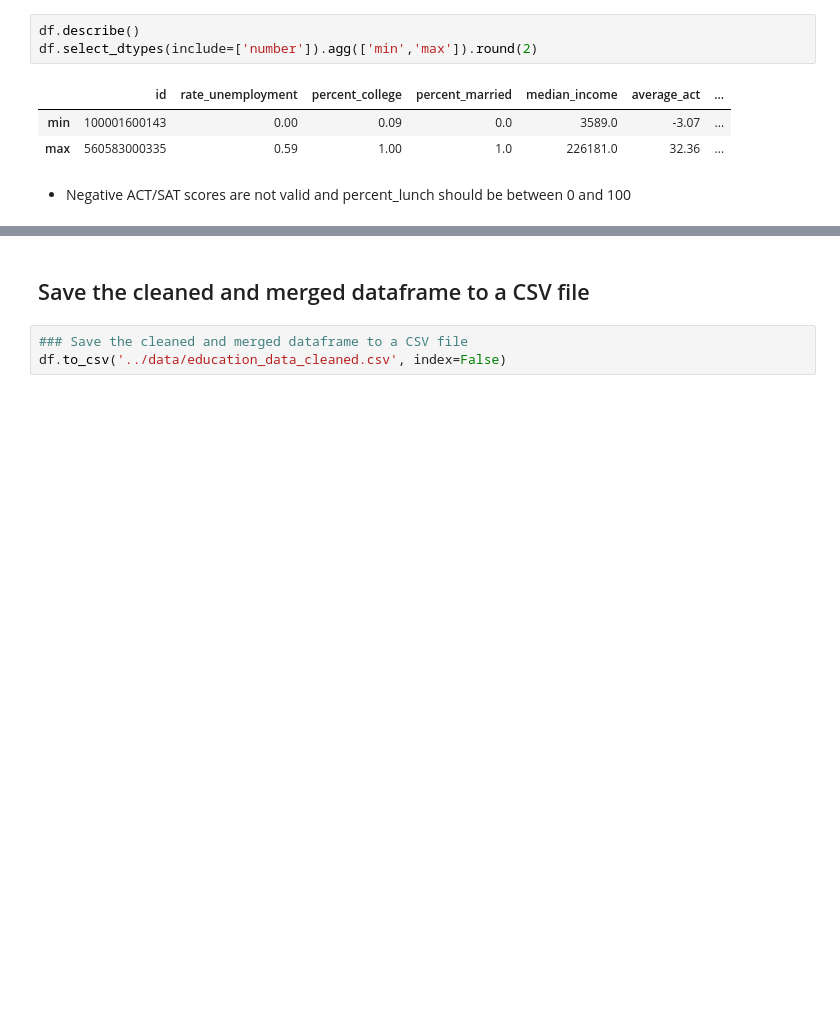
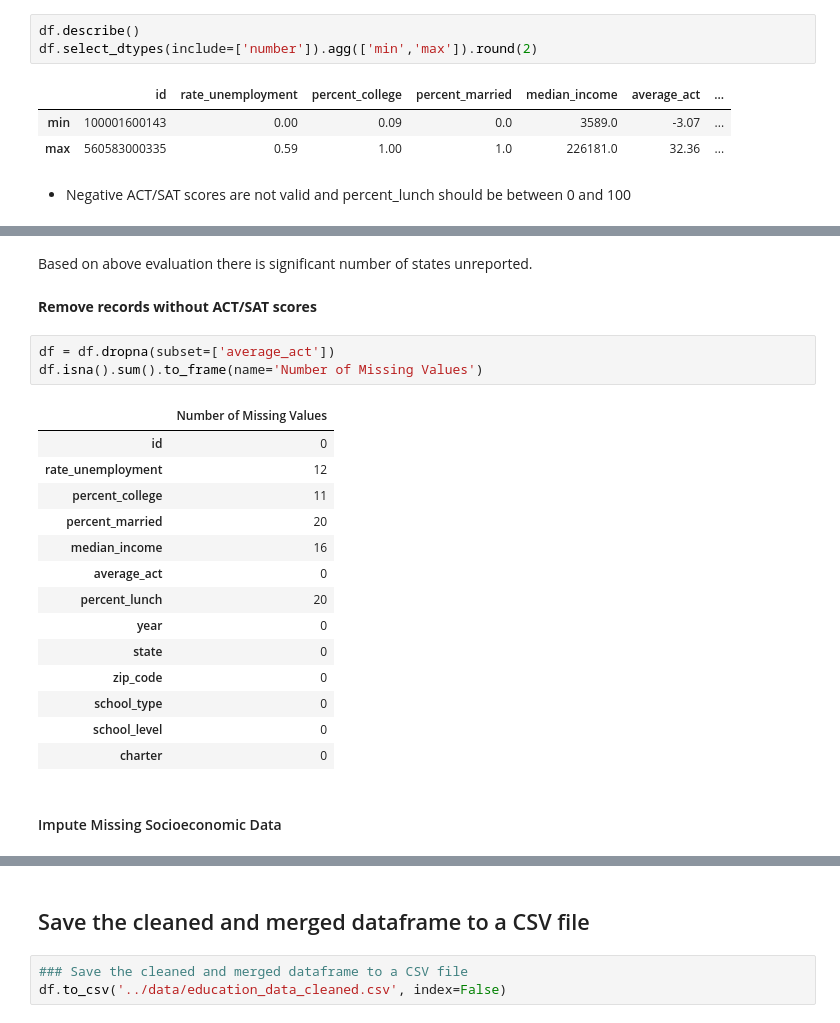
Before and after one commit to JLichwa80/education, a Jupyter notebook: code/Education_DATA_Preparation.ipynb, the cells around one changed output, grey strips where cells are left out. Drawn from its saved outputs; the diff is of its cells as text; blank space fills up the shorter version.

```diff
--- a/code/Education_DATA_Preparation.ipynb
+++ b/code/Education_DATA_Preparation.ipynb
@@ -295,0 +430,24 @@ df.select_dtypes(include=['number']).agg(['min','max']).round(2)
+# %% [markdown]
+Based on above evaluation there is significant number of states unreported.
+# %% [markdown]
+**Remove records without ACT/SAT scores**
+# %%
+df = df.dropna(subset=['average_act'])
+df.isna().sum().to_frame(name='Number of Missing Values')
+# %% [output]
+|  | Number of Missing Values |
+| id | 0 |
+| rate_unemployment | 12 |
+| percent_college | 11 |
+| percent_married | 20 |
+| median_income | 16 |
+| average_act | 0 |
+| percent_lunch | 20 |
+| year | 0 |
+| state | 0 |
+| zip_code | 0 |
+| school_type | 0 |
+| school_level | 0 |
+| charter | 0 |
+# %% [markdown]
+#### Impute Missing Socioeconomic Data
```
Also changed, not shown: parts of 19 cells of this notebook, 1 other file.
